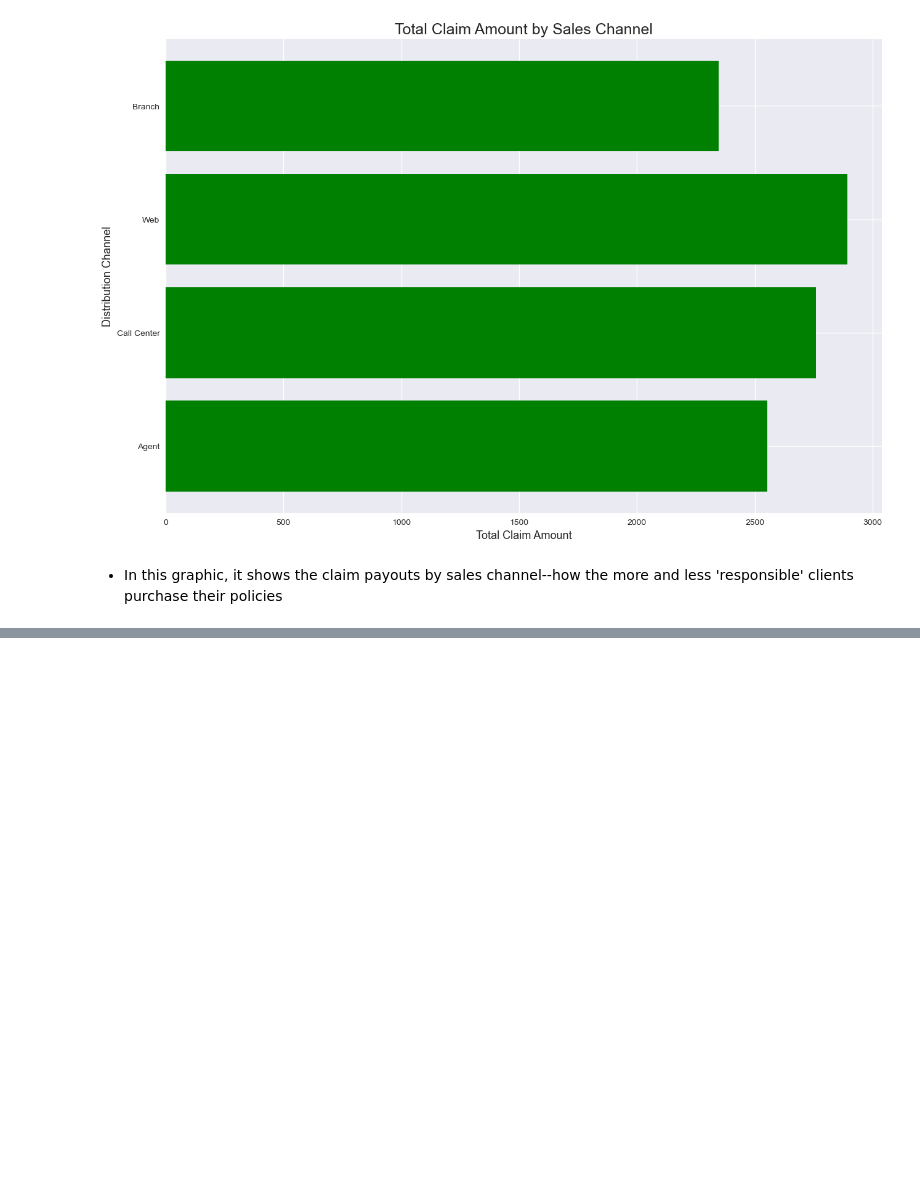
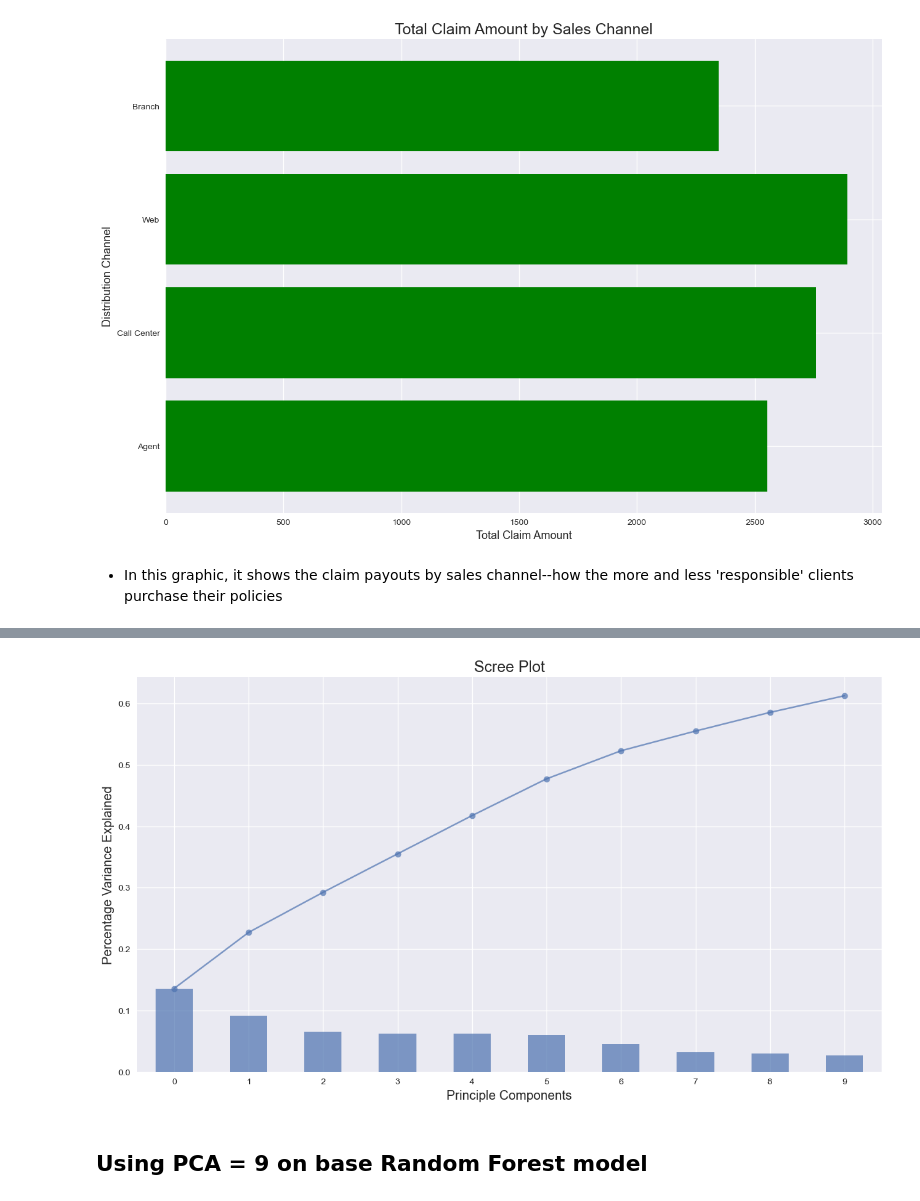
Before and after one commit to cipalisoc/Regressive-Modeling-Auto-Insurance-Premiums, a Jupyter notebook: Project_2_(Auto_Insurance).ipynb, the cells around one changed output, grey strips where cells are left out. Saved outputs shown, nothing was run; the diff lists cells and outputs as text; code cells hidden in the pictures; blank space fills up the shorter version.

```diff
--- a/Project_2_(Auto_Insurance).ipynb
+++ b/Project_2_(Auto_Insurance).ipynb
@@ -401,0 +432,16 @@ plt.barh(df['Sales Channel'] , df['Total Claim Amount'] , color='green');
+# %%
+# Preprocessing
+scaler = StandardScaler()
+ohe = OneHotEncoder()
+# selectors
+num_selector = make_column_selector(dtype_include='number')
+cat_selector = make_column_selector(dtype_include='object')
+# nothing to impute, skip to pipelines
+num_pipe = make_pipeline(scaler)
+cat_pipe = make_pipeline(ohe)
+# tuples
+num_tuple = (num_pipe, num_selector)
+cat_tuple = (cat_pipe, cat_selector)
+# column transformer
+preprocessor = make_column_transformer(num_tuple, cat_tuple)
+preprocessor
@@ -401,0 +695,9 @@ plt.barh(df['Sales Channel'] , df['Total Claim Amount'] , color='green');
+# %%
+# Instantiate PCA
+pca1 = PCA()
+# transform pre-processed data using for PCA fitting
+processed_df = preprocessor.fit_transform(df)
+# fit transformed data for PCA
+pca.fit(processed_df)
+# display the variance for each number of components
+pd.Series(pca.explained_variance_ratio_)
@@ -401,0 +716,24 @@ plt.barh(df['Sales Channel'] , df['Total Claim Amount'] , color='green');
+# %%
+# Create a Scree plot to find optimal number of components for PCA
+plt.style.use("seaborn")
+plt.figure(figsize=(15,8))
+exp_var = pd.Series(pca.explained_variance_ratio_)
+
+exp_var.plot(kind="bar", alpha=0.7) # plot bar chart
+
+# Calculate the amount of variance explained added by each additional component
+total = 0
+var_ls = []
+for x in exp_var:
+    total = total+x
+    var_ls.append(total)
+
+pd.Series(var_ls).plot(marker="o", alpha=0.7) #plot line chart of increasing variances
+plt.xlabel("Principle Components", fontsize="x-large")
+plt.ylabel("Percentage Variance Explained", fontsize="x-large")
+plt.title("Scree Plot", fontsize="xx-large")
+plt.show();
+# %% [output]
+[figure, added]
+# %% [markdown]
+## Using PCA = 9 on base Random Forest model
```
Also changed, not shown: parts of 35 cells of this notebook.
